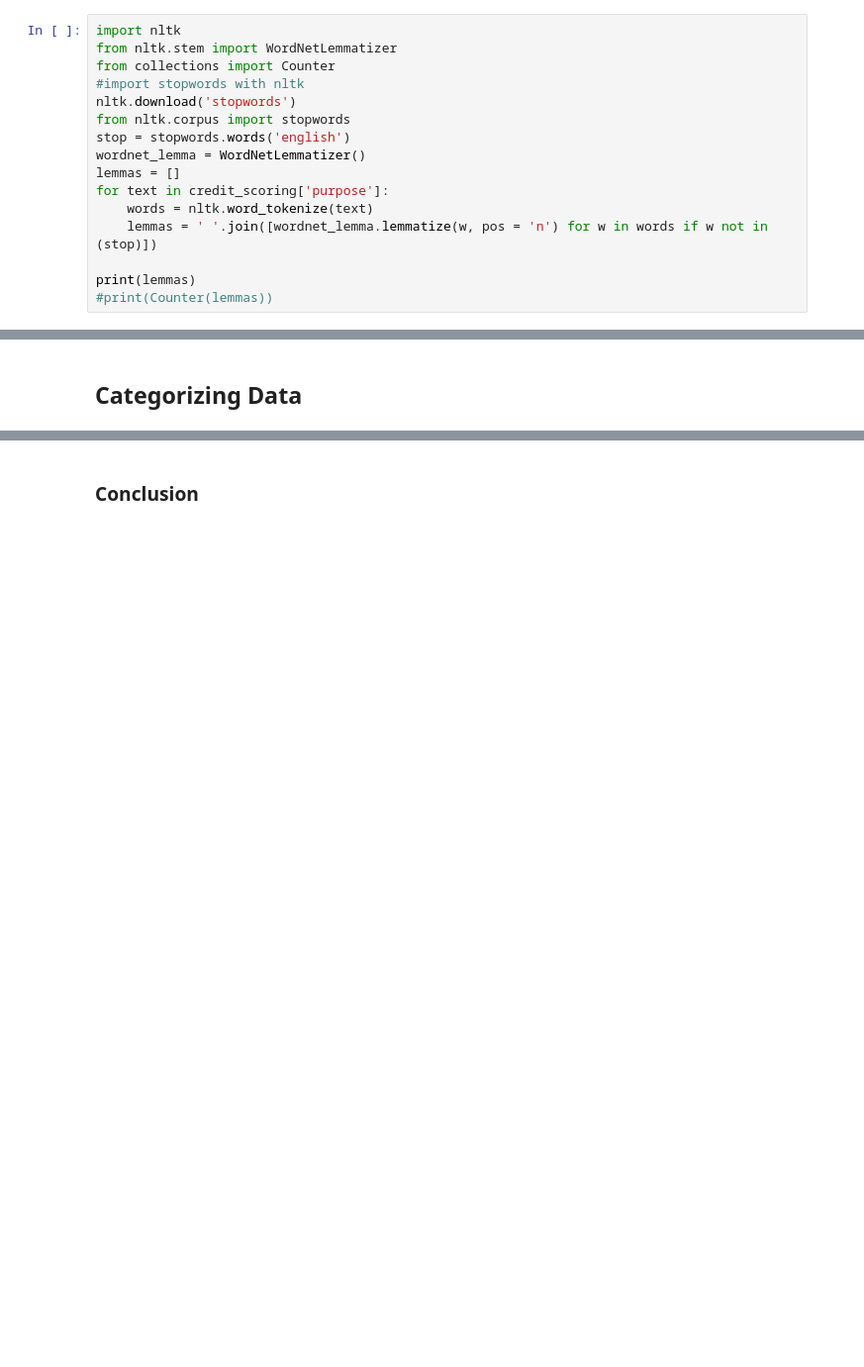
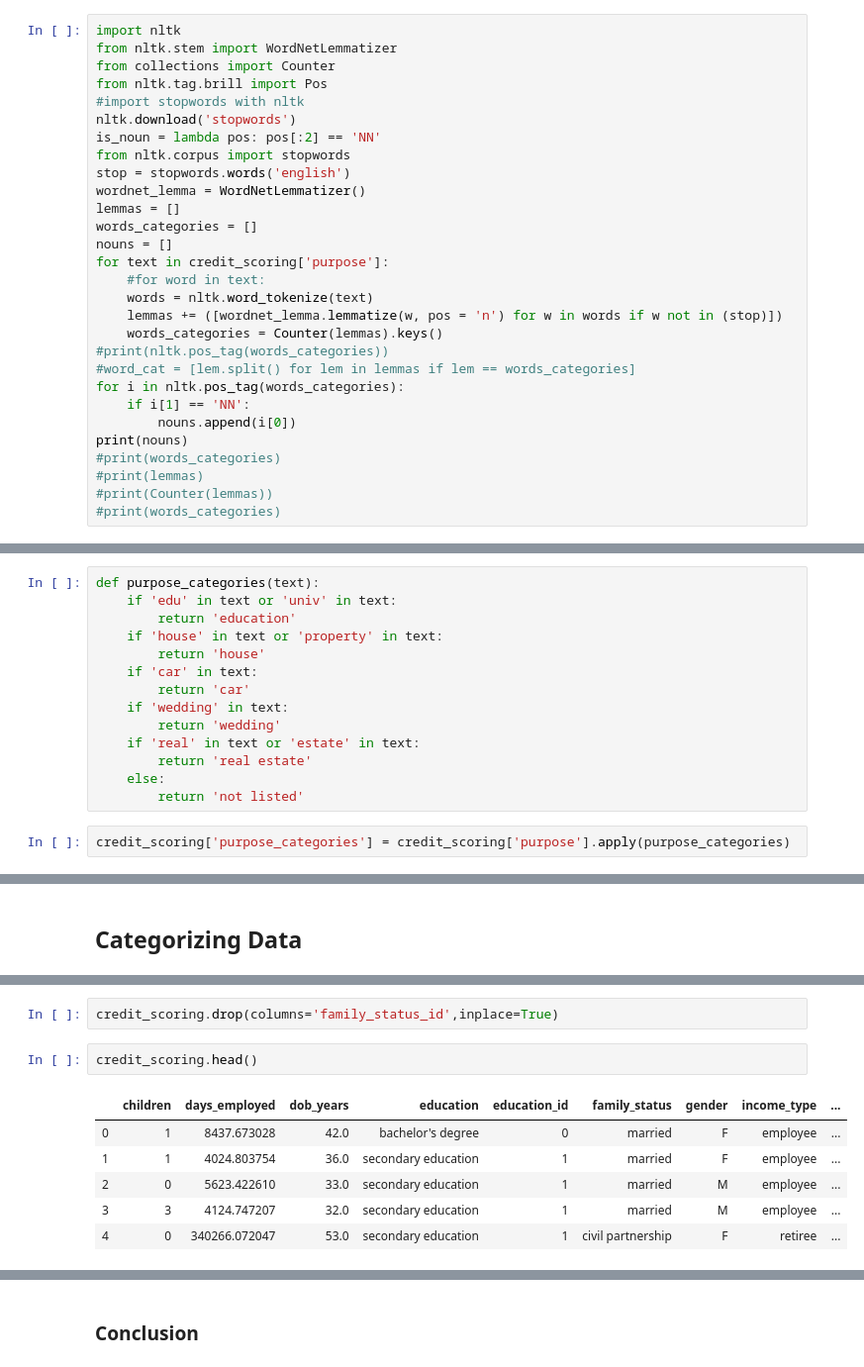
Before and after one commit to hibatallahk/Credit_Scoring_Data_Analysis, a Jupyter notebook: borrowersrisk.ipynb, the cells around one changed output, grey strips where cells are left out. Shown at 99% size. Saved outputs shown, nothing was run; the diff lists cells and outputs as text; blank space fills up the shorter version.

```diff
--- a/borrowersrisk.ipynb
+++ b/borrowersrisk.ipynb
@@ -479,18 +486,31 @@ Just from the first sight, there are rows meaning the same thing.
 import nltk
 from nltk.stem import WordNetLemmatizer
 from collections import Counter
+from nltk.tag.brill import Pos
 #import stopwords with nltk
 nltk.download('stopwords')
+is_noun = lambda pos: pos[:2] == 'NN'
 from nltk.corpus import stopwords
 stop = stopwords.words('english')
 wordnet_lemma = WordNetLemmatizer()
 lemmas = []
+words_categories = []
+nouns = []
 for text in credit_scoring['purpose']:
+    #for word in text:
     words = nltk.word_tokenize(text)
-    lemmas = ' '.join([wordnet_lemma.lemmatize(w, pos = 'n') for w in words if w not in (stop)])
-
-print(lemmas)
+    lemmas += ([wordnet_lemma.lemmatize(w, pos = 'n') for w in words if w not in (stop)])
+    words_categories = Counter(lemmas).keys()
+#print(nltk.pos_tag(words_categories))
+#word_cat = [lem.split() for lem in lemmas if lem == words_categories]
+for i in nltk.pos_tag(words_categories):
+    if i[1] == 'NN':
+        nouns.append(i[0])
+print(nouns)
+#print(words_categories)
+#print(lemmas)
 #print(Counter(lemmas))
+#print(words_categories)
 # %% [output]
 [nltk_data] Downloading package stopwords to /home/jovyan/nltk_data...
 [nltk_data]   Package stopwords is already up-to-date!
@@ -497,0 +521,16 @@ buy car
+# %%
+def purpose_categories(text):
+    if 'edu' in text or 'univ' in text:
+        return 'education'
+    if 'house' in text or 'property' in text:
+        return 'house'
+    if 'car' in text:
+        return 'car'
+    if 'wedding' in text:
+        return 'wedding'
+    if 'real' in text or 'estate' in text:
+        return 'real estate'
+    else:
+        return 'not listed'
+# %%
+credit_scoring['purpose_categories'] = credit_scoring['purpose'].apply(purpose_categories)
@@ -502,0 +605,11 @@ credit_scoring.drop_duplicates([''])
+# %%
+credit_scoring.drop(columns='family_status_id',inplace=True)
+# %%
+credit_scoring.head()
+# %% [output]
+|  | children | days_employed | dob_years | education | education_id | family_status | gender | income_type | ... |
+| 0 | 1 | 8437.673028 | 42.0 | bachelor's degree | 0 | married | F | employee | ... |
+| 1 | 1 | 4024.803754 | 36.0 | secondary education | 1 | married | F | employee | ... |
+| 2 | 0 | 5623.422610 | 33.0 | secondary education | 1 | married | M | employee | ... |
+| 3 | 3 | 4124.747207 | 32.0 | secondary education | 1 | married | M | employee | ... |
+| 4 | 0 | 340266.072047 | 53.0 | secondary education | 1 | civil partnership | F | retiree | ... |
```
Also changed, not shown: parts of 59 cells of this notebook.
